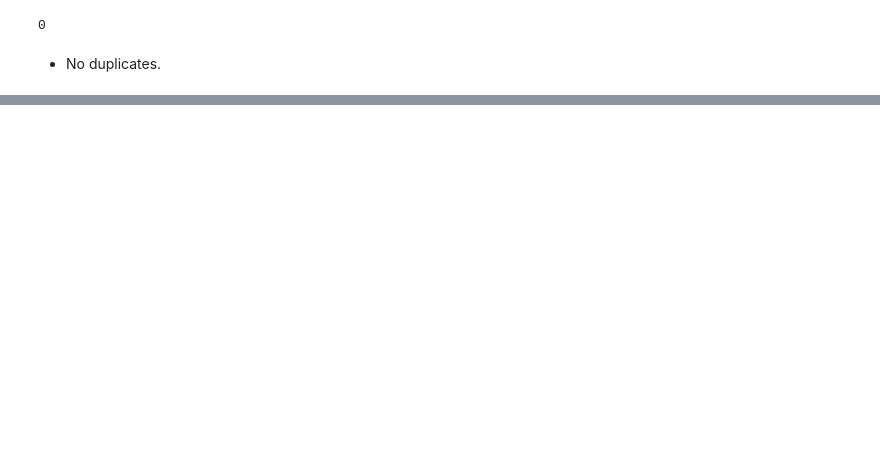
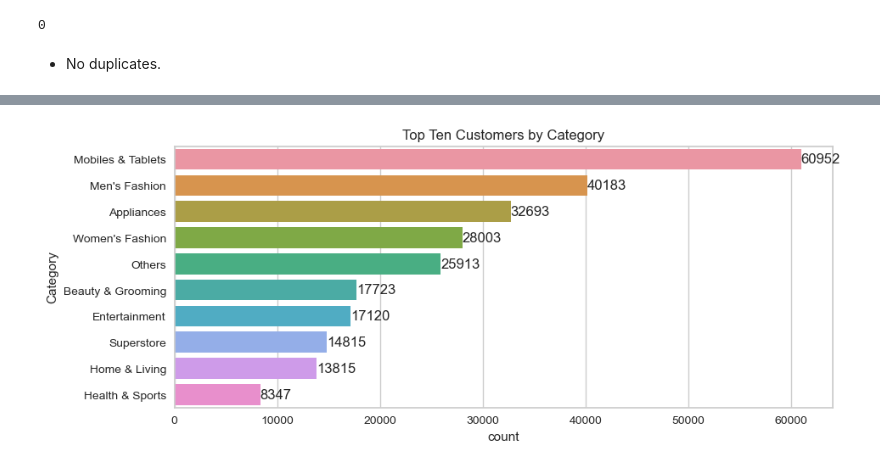
Before and after one commit to chemutai254/ML_Projects, a Jupyter notebook: Internship/Sterling_Customer_Segmentation.ipynb, the cells around one changed output, grey strips where cells are left out. Cells and saved outputs as stored; diff of their text form; code cells hidden in the pictures; blank space fills up the shorter version.

```diff
--- a/Internship/Sterling_Customer_Segmentation.ipynb
+++ b/Internship/Sterling_Customer_Segmentation.ipynb
@@ -180,0 +226,13 @@ plt.tight_layout()
+# %%
+# Get the top ten Category
+top_10_cat = df['Category'].value_counts().nlargest(10).index
+
+top_10_data = df[df['Category'].isin(top_10_cat)]
+
+plt.figure(figsize=(10,4))
+category = sns.countplot(y=df['Category'], order=top_10_cat, data=top_10_data)
+category.bar_label(container=category.containers[0], label=top_10_cat)
+plt.title('Top Ten Customers by Category')
+plt.show();
+# %% [output]
+[figure, added]
```
Also changed, not shown: parts of 38 cells of this notebook.
